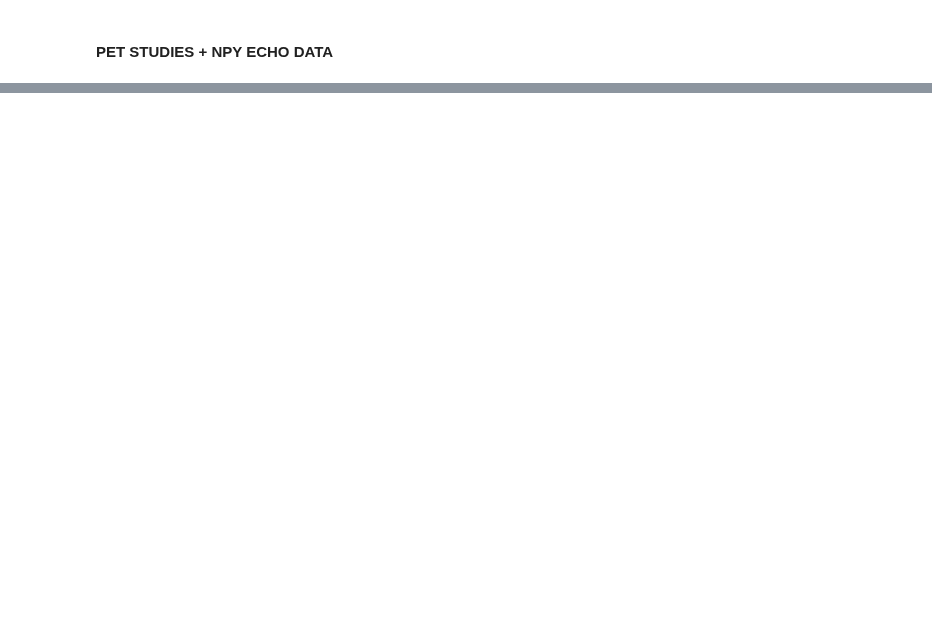
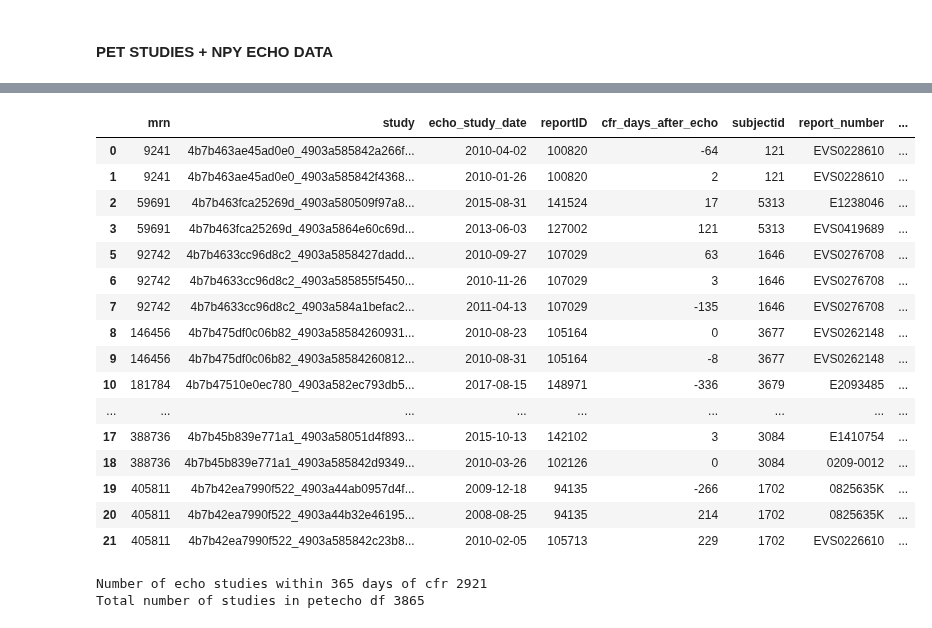
Before and after one commit to awerdich/werdich-cfr, a Jupyter notebook: notebooks/pet_echo_match.ipynb, the cells around one changed output, grey strips where cells are left out. Saved outputs shown, nothing was run; the diff lists cells and outputs as text; code cells hidden in the pictures; blank space fills up the shorter version.

```diff
--- a/notebooks/pet_echo_match.ipynb
+++ b/notebooks/pet_echo_match.ipynb
@@ -172,0 +139,18 @@ ECHO dates:
+# %%
+# Pick a study
+echo_study = petecho_mrn.study.unique()[2]
+echo_study_date = petecho_mrn[petecho_mrn.study == echo_study].echo_study_date.values[0]
+print(echo_study)
+print(echo_study_date)
+
+# Now, list the reportIDs with the corresponding dates
+pet_dates = petecho_mrn[['reportID', 'cfr_study_date']].groupby('reportID').first().reset_index(drop=False)
+pet_dates = pet_dates.assign(days=(pet_dates.cfr_study_date-echo_study_date).dt.days)
+pet_dates = pet_dates.assign(days_abs = np.abs(pet_dates.days))
+print()
+print(pet_dates)
+
+# Now, we can find the earliest pet_study_date and the corresponding reportID
+ser = pet_dates.loc[pet_dates.days_abs.idxmin()]
+print('ReportID of earliest PET study {}'.format(ser.reportID))
+print('cfr_days_after_echo {}'.format(ser.days))
@@ -172,0 +213,2 @@ ECHO dates:
+# %%
+cfr_echo_days = get_earliest_cfr_reports(petecho)
@@ -172,0 +243,4 @@ ECHO dates:
+# %%
+# We can merge this back with the original PET reports
+pet_cfr_echo_days = cfr_echo_days.merge(right = pet, on = ['reportID', 'mrn'], how = 'left')
+pet_cfr_echo_days.head()
@@ -172,0 +254,30 @@ ECHO dates:
+# %%
+# Next, we will filter those echo studies that occurred earlier or later than 365 days after CFR
+pet_cfr_echo_days = pet_cfr_echo_days.assign(abs_cfr_days = np.abs(pet_cfr_echo_days.cfr_days_after_echo))
+pet_cfr_echo_days = pet_cfr_echo_days[pet_cfr_echo_days.abs_cfr_days<=365].drop(columns = ['abs_cfr_days'])
+# %%
+pet_cfr_echo_days.head(20)
+# %% [output]
+|  | mrn | study | echo_study_date | reportID | cfr_days_after_echo | subjectid | report_number | ... |
+| 0 | 9241 | 4b7b463ae45ad0e0_4903a585842a266f... | 2010-04-02 | 100820 | -64 | 121 | EVS0228610 | ... |
+| 1 | 9241 | 4b7b463ae45ad0e0_4903a585842f4368... | 2010-01-26 | 100820 | 2 | 121 | EVS0228610 | ... |
+| 2 | 59691 | 4b7b463fca25269d_4903a580509f97a8... | 2015-08-31 | 141524 | 17 | 5313 | E1238046 | ... |
+| 3 | 59691 | 4b7b463fca25269d_4903a5864e60c69d... | 2013-06-03 | 127002 | 121 | 5313 | EVS0419689 | ... |
+| 5 | 92742 | 4b7b4633cc96d8c2_4903a5858427dadd... | 2010-09-27 | 107029 | 63 | 1646 | EVS0276708 | ... |
+| 6 | 92742 | 4b7b4633cc96d8c2_4903a585855f5450... | 2010-11-26 | 107029 | 3 | 1646 | EVS0276708 | ... |
+| 7 | 92742 | 4b7b4633cc96d8c2_4903a584a1befac2... | 2011-04-13 | 107029 | -135 | 1646 | EVS0276708 | ... |
+| 8 | 146456 | 4b7b475df0c06b82_4903a58584260931... | 2010-08-23 | 105164 | 0 | 3677 | EVS0262148 | ... |
+| 9 | 146456 | 4b7b475df0c06b82_4903a58584260812... | 2010-08-31 | 105164 | -8 | 3677 | EVS0262148 | ... |
+| 10 | 181784 | 4b7b47510e0ec780_4903a582ec793db5... | 2017-08-15 | 148971 | -336 | 3679 | E2093485 | ... |
+| ... | ... | ... | ... | ... | ... | ... | ... | ... |
+| 17 | 388736 | 4b7b45b839e771a1_4903a58051d4f893... | 2015-10-13 | 142102 | 3 | 3084 | E1410754 | ... |
+| 18 | 388736 | 4b7b45b839e771a1_4903a585842d9349... | 2010-03-26 | 102126 | 0 | 3084 | 0209-0012 | ... |
+| 19 | 405811 | 4b7b42ea7990f522_4903a44ab0957d4f... | 2009-12-18 | 94135 | -266 | 1702 | 0825635K | ... |
+| 20 | 405811 | 4b7b42ea7990f522_4903a44b32e46195... | 2008-08-25 | 94135 | 214 | 1702 | 0825635K | ... |
+| 21 | 405811 | 4b7b42ea7990f522_4903a585842c23b8... | 2010-02-05 | 105713 | 229 | 1702 | EVS0226610 | ... |
+# %%
+print('Number of echo studies within 365 days of cfr {}'.format(len(pet_cfr_echo_days.study.unique())))
+print('Total number of studies in petecho df {}'.format(len(petecho.study.unique())))
+# %% [output]
+Number of echo studies within 365 days of cfr 2921
+Total number of studies in petecho df 3865
```
Also changed, not shown: parts of 24 cells of this notebook.
